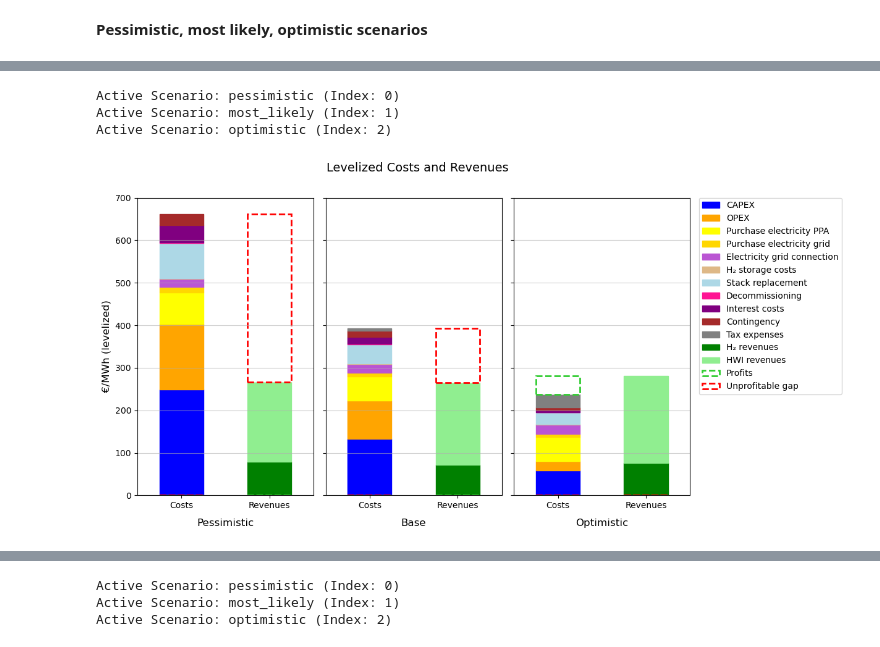
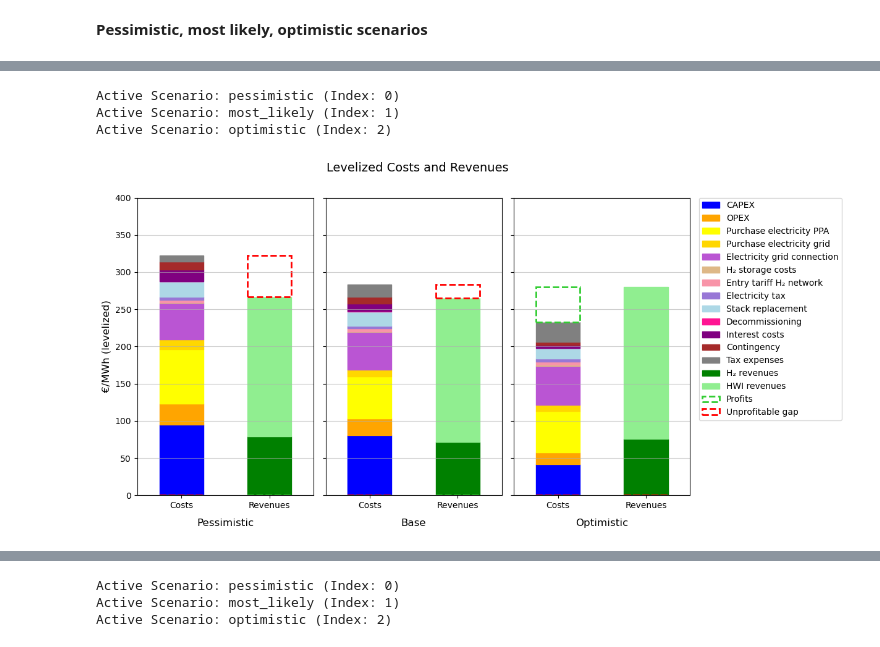
Before and after one commit to DinaBoer/NSE6, a Jupyter notebook: analysis_sensitivity_scenarios.ipynb, the cells around one changed output, grey strips where cells are left out. Cells and saved outputs as stored; diff of their text form; code cells hidden in the pictures.

Commit message:
finalised OnEL business case, incl sensitivity and scenarios

```diff
--- a/analysis_sensitivity_scenarios.ipynb
+++ b/analysis_sensitivity_scenarios.ipynb
@@ -141,11 +177,11 @@ Active Scenario: optimistic (Index: 2)
 # %%
 # 1. Generate the comparison data matrix
-df_analysis = run_levelized_breakdown_scenarios(runner, el_module, el_inputs, "el_parameters")
+df_analysis = run_levelized_breakdown_scenarios(runner, onel_module, onel_inputs, "onel_parameters")
 
 # 2. Generate the figure
 plot_scenario_breakdown(df_analysis, unit_label='€/MWh (levelized)')
 # %% [output]
 Active Scenario: pessimistic (Index: 0)
 Active Scenario: most_likely (Index: 1)
 Active Scenario: optimistic (Index: 2)
-[figure, old version]
+[figure, new version]
```
Also changed, not shown: parts of 6 cells of this notebook, 7 other files.
